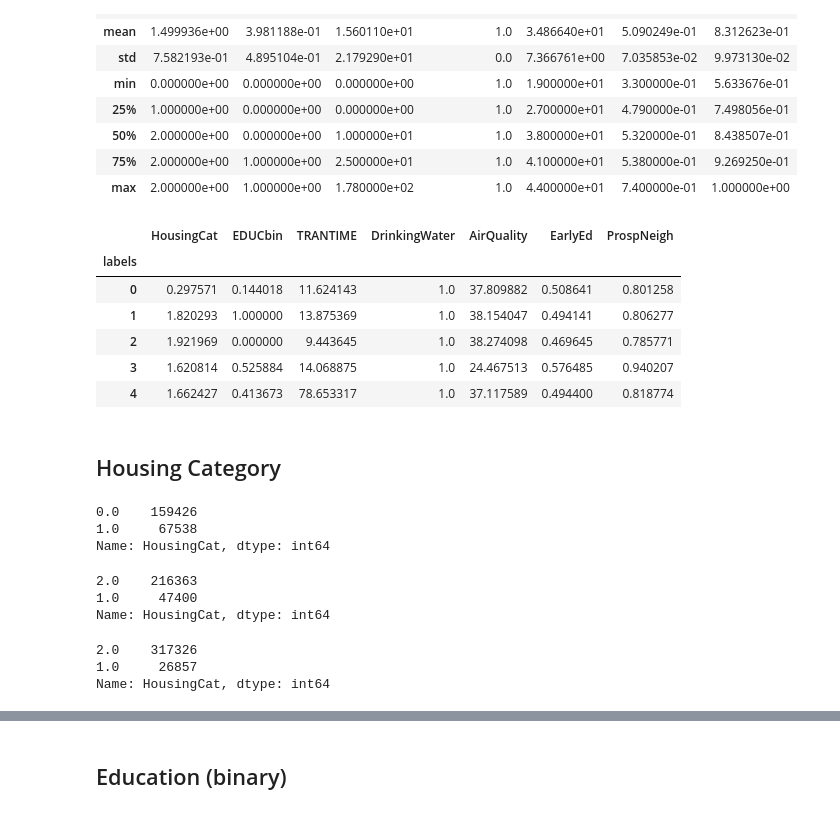
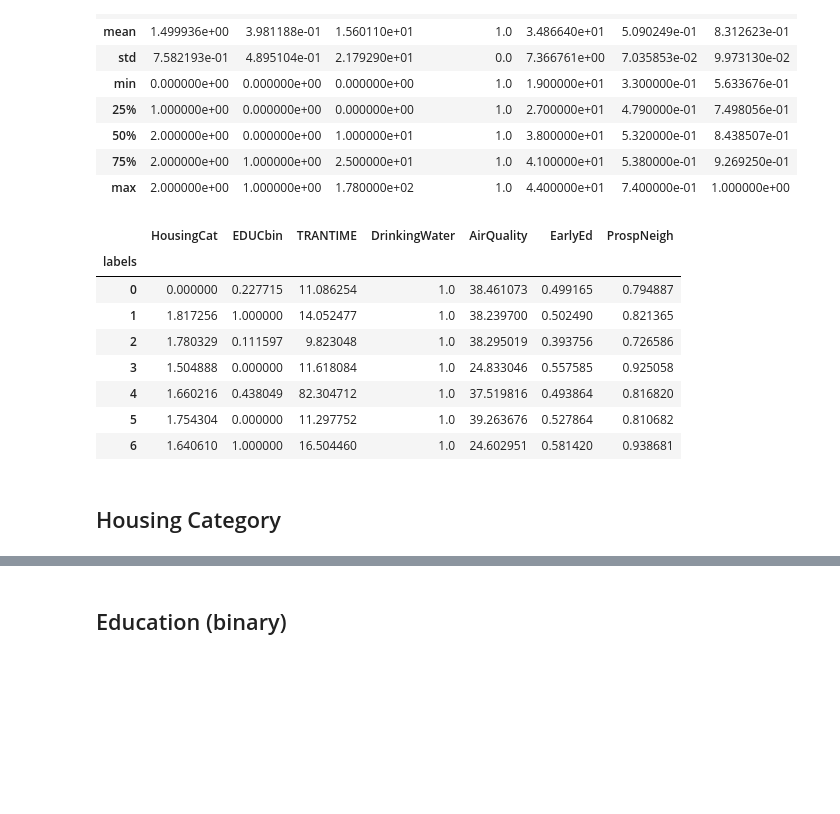
Before and after one commit to aren-kab/CDI-Capstone, a Jupyter notebook: 2010Clustering.ipynb, the cells around one changed output, grey strips where cells are left out. Cells and saved outputs as stored; diff of their text form; code cells hidden in the pictures; blank space fills up the shorter version.

```diff
--- a/2010Clustering.ipynb
+++ b/2010Clustering.ipynb
@@ -206,5 +239,5 @@ silhouette score:
 # %%
-kmeans = KMeans(n_clusters = 5, init = 'k-means++', random_state = 42)
+kmeans = KMeans(n_clusters = 7, init = 'k-means++', random_state = 42)
 kmeans.fit(dfX)
 print(kmeans.labels_)
 # %% [output]
@@ -242,15 +275,17 @@ dfXfin.describe()
 # %%
 dfXfin['labels'] = kmeans.labels_
 cluster_sum = dfXfin.groupby(by = 'labels').mean()
-cluster_sum.head()
+cluster_sum.head(7)
 # %% [output]
 |  | HousingCat | EDUCbin | TRANTIME | DrinkingWater | AirQuality | EarlyEd | ProspNeigh |
 | labels |  |  |  |  |  |  |  |
-| 0 | 0.297571 | 0.144018 | 11.624143 | 1.0 | 37.809882 | 0.508641 | 0.801258 |
-| 1 | 1.820293 | 1.000000 | 13.875369 | 1.0 | 38.154047 | 0.494141 | 0.806277 |
-| 2 | 1.921969 | 0.000000 | 9.443645 | 1.0 | 38.274098 | 0.469645 | 0.785771 |
-| 3 | 1.620814 | 0.525884 | 14.068875 | 1.0 | 24.467513 | 0.576485 | 0.940207 |
-| 4 | 1.662427 | 0.413673 | 78.653317 | 1.0 | 37.117589 | 0.494400 | 0.818774 |
+| 0 | 0.000000 | 0.227715 | 11.086254 | 1.0 | 38.461073 | 0.499165 | 0.794887 |
+| 1 | 1.817256 | 1.000000 | 14.052477 | 1.0 | 38.239700 | 0.502490 | 0.821365 |
+| 2 | 1.780329 | 0.111597 | 9.823048 | 1.0 | 38.295019 | 0.393756 | 0.726586 |
+| 3 | 1.504888 | 0.000000 | 11.618084 | 1.0 | 24.833046 | 0.557585 | 0.925058 |
+| 4 | 1.660216 | 0.438049 | 82.304712 | 1.0 | 37.519816 | 0.493864 | 0.816820 |
+| 5 | 1.754304 | 0.000000 | 11.297752 | 1.0 | 39.263676 | 0.527864 | 0.810682 |
+| 6 | 1.640610 | 1.000000 | 16.504460 | 1.0 | 24.602951 | 0.581420 | 0.938681 |
 # %%
 clust0 = dfXfin[dfXfin['labels']==0]
 clust1 = dfXfin[dfXfin['labels']==1]
@@ -262,20 +297,2 @@ clust4 = dfXfin[dfXfin['labels']==4]
 # %% [markdown]
 ## Housing Category
-# %%
-clust0['HousingCat'].value_counts()
-# %% [output]
-0.0    159426
-1.0     67538
-Name: HousingCat, dtype: int64
-# %%
-clust1['HousingCat'].value_counts()
-# %% [output]
-2.0    216363
-1.0     47400
-Name: HousingCat, dtype: int64
-# %%
-clust2['HousingCat'].value_counts()
-# %% [output]
-2.0    317326
-1.0     26857
-Name: HousingCat, dtype: int64
```
Also changed, not shown: parts of 54 cells of this notebook.
